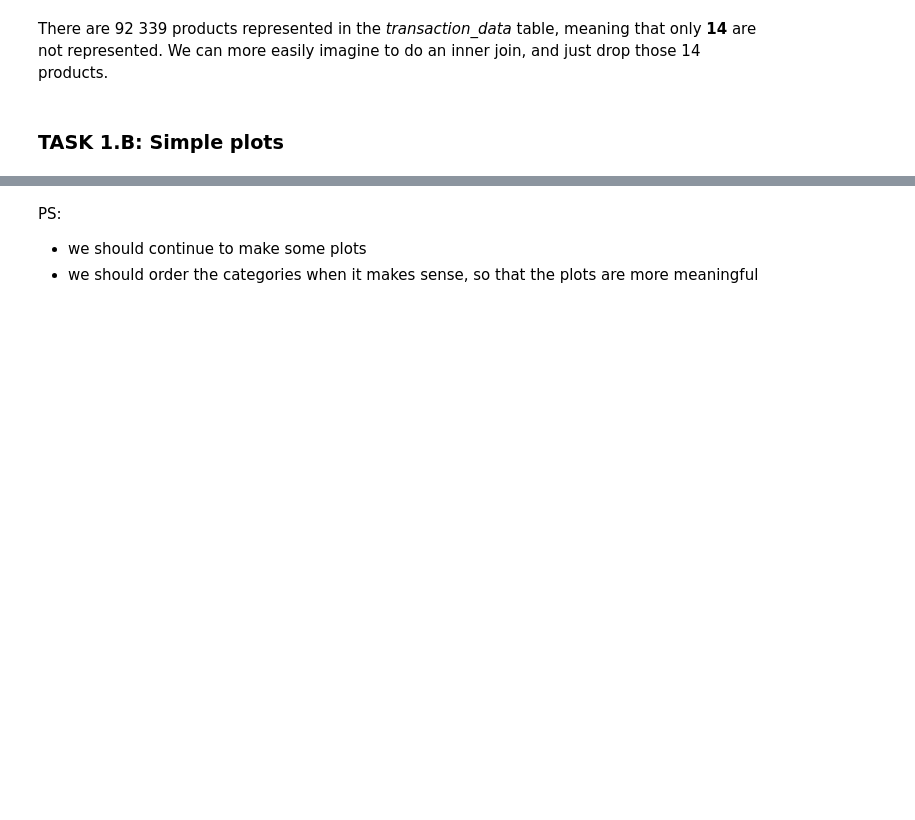
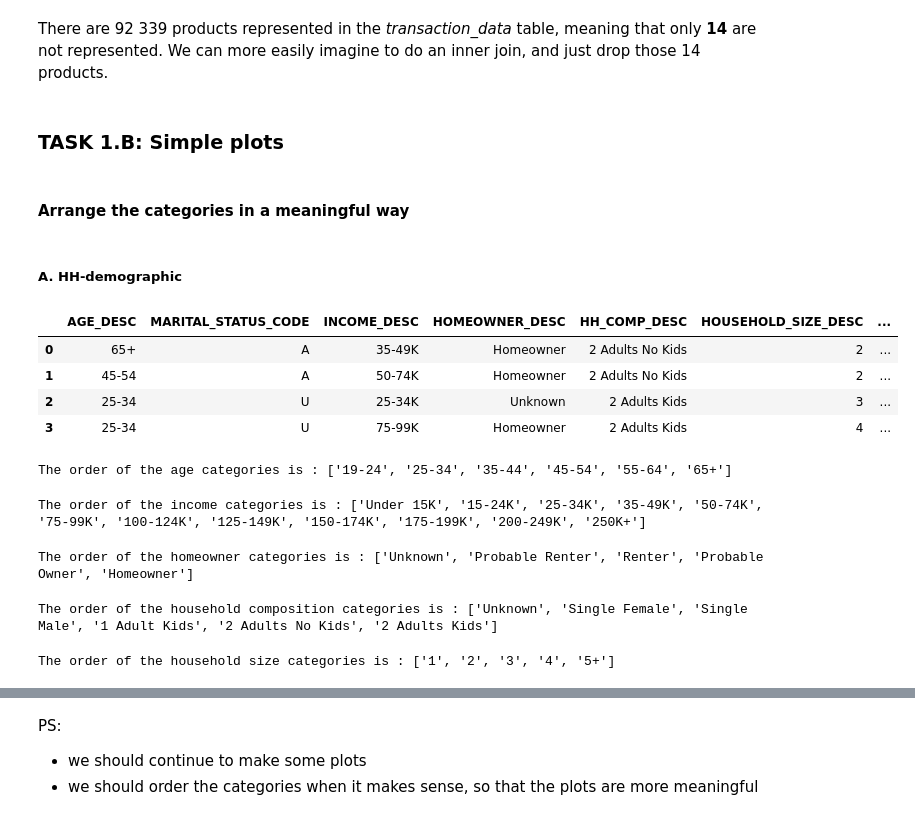
Before and after one commit to marvande/epfl-ada-2019-data-analysis, a Jupyter notebook: code/main.ipynb, the cells around one changed output, grey strips where cells are left out. Cells and saved outputs as stored; diff of their text form; code cells hidden in the pictures; blank space fills up the shorter version.

Commit message:
ordered categories

```diff
--- a/code/main.ipynb
+++ b/code/main.ipynb
@@ -141,3 +200,66 @@ print("There are %d products in the transactions table" %len(transaction_data['P
 There are 92 339 products represented in the *transaction_data* table, meaning that only **14** are not represented. We can more easily imagine to do an inner join, and just drop those 14 products.
 # %% [markdown]
 ### TASK 1.B: Simple plots
+# %% [markdown]
+#### Arrange the categories in a meaningful way
+# %% [markdown]
+##### A. HH-demographic
+# %%
+hh_demographic.head(4)
+# %% [output]
+|  | AGE_DESC | MARITAL_STATUS_CODE | INCOME_DESC | HOMEOWNER_DESC | HH_COMP_DESC | HOUSEHOLD_SIZE_DESC | ... |
+| 0 | 65+ | A | 35-49K | Homeowner | 2 Adults No Kids | 2 | ... |
+| 1 | 45-54 | A | 50-74K | Homeowner | 2 Adults No Kids | 2 | ... |
+| 2 | 25-34 | U | 25-34K | Unknown | 2 Adults Kids | 3 | ... |
+| 3 | 25-34 | U | 75-99K | Homeowner | 2 Adults Kids | 4 | ... |
+# %%
+ordered_age= ['19-24','25-34','35-44','45-54','55-64', '65+' ]
+
+hh_demographic.AGE_DESC.astype("category",
+                      ordered = True,
+                      categories = ordered_age)
+
+print ('The order of the age categories is :', ordered_age)
+# %% [output]
+The order of the age categories is : ['19-24', '25-34', '35-44', '45-54', '55-64', '65+']
+# %%
+ordered_income= ['Under 15K','15-24K','25-34K','35-49K','50-74K','75-99K','100-124K',
+                 '125-149K','150-174K','175-199K','200-249K','250K+']
+
+hh_demographic.INCOME_DESC.astype("category",
+                      ordered = True,
+                      categories = ordered_income)
+
+print ('The order of the income categories is :', ordered_income)
+# %% [output]
+The order of the income categories is : ['Under 15K', '15-24K', '25-34K', '35-49K', '50-74K', '75-99K', '100-124K', '125-149K', '150-174K', '175-199K', '200-249K', '250K+']
+# %%
+ordered_homeowner= ['Unknown','Probable Renter','Renter','Probable Owner','Homeowner']
+
+hh_demographic.HOMEOWNER_DESC.astype("category",
+                      ordered = True,
+                      categories = ordered_homeowner)
+
+print ('The order of the homeowner categories is :', ordered_homeowner)
+# %% [output]
+The order of the homeowner categories is : ['Unknown', 'Probable Renter', 'Renter', 'Probable Owner', 'Homeowner']
+# %%
+ordered_hh_comp= ['Unknown','Single Female','Single Male','1 Adult Kids','2 Adults No Kids','2 Adults Kids']
+
+hh_demographic.HH_COMP_DESC.astype("category",
+                      ordered = True,
+                      categories = ordered_hh_comp)
+
+print ('The order of the household composition categories is :', ordered_hh_comp)
+# %% [output]
+The order of the household composition categories is : ['Unknown', 'Single Female', 'Single Male', '1 Adult Kids', '2 Adults No Kids', '2 Adults Kids']
+# %%
+ordered_hh_size= ['1','2','3','4','5+']
+
+hh_demographic.HOUSEHOLD_SIZE_DESC.astype("category",
+                      ordered = True,
+                      categories = ordered_hh_size)
+
+print ('The order of the household size categories is :', ordered_hh_size)
+# %% [output]
+The order of the household size categories is : ['1', '2', '3', '4', '5+']
```
Also changed, not shown: parts of 21 cells of this notebook.
